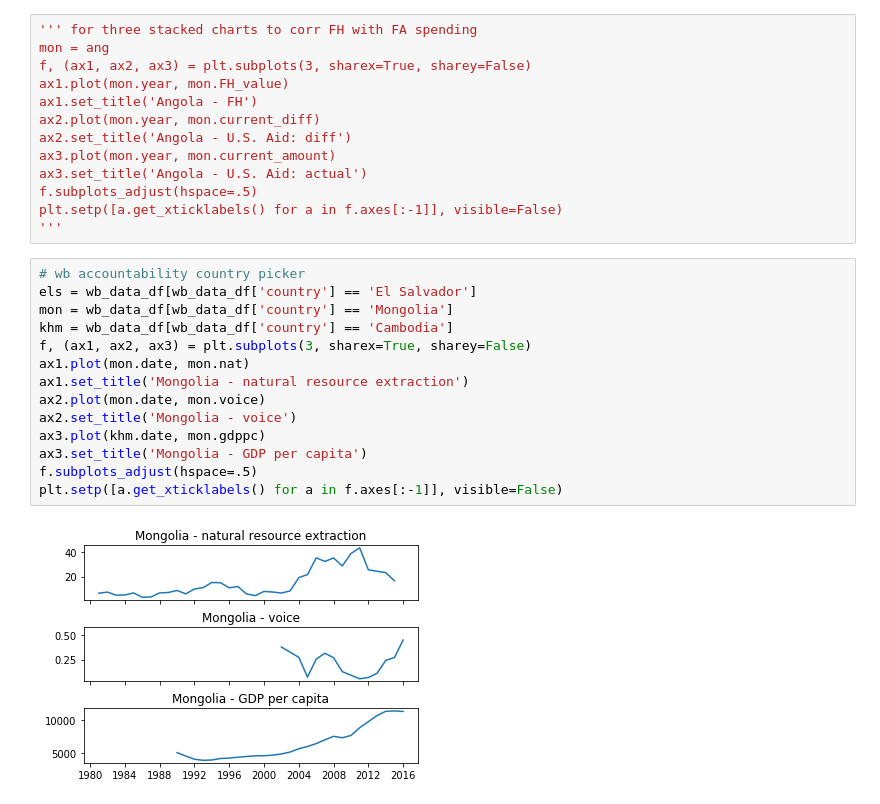
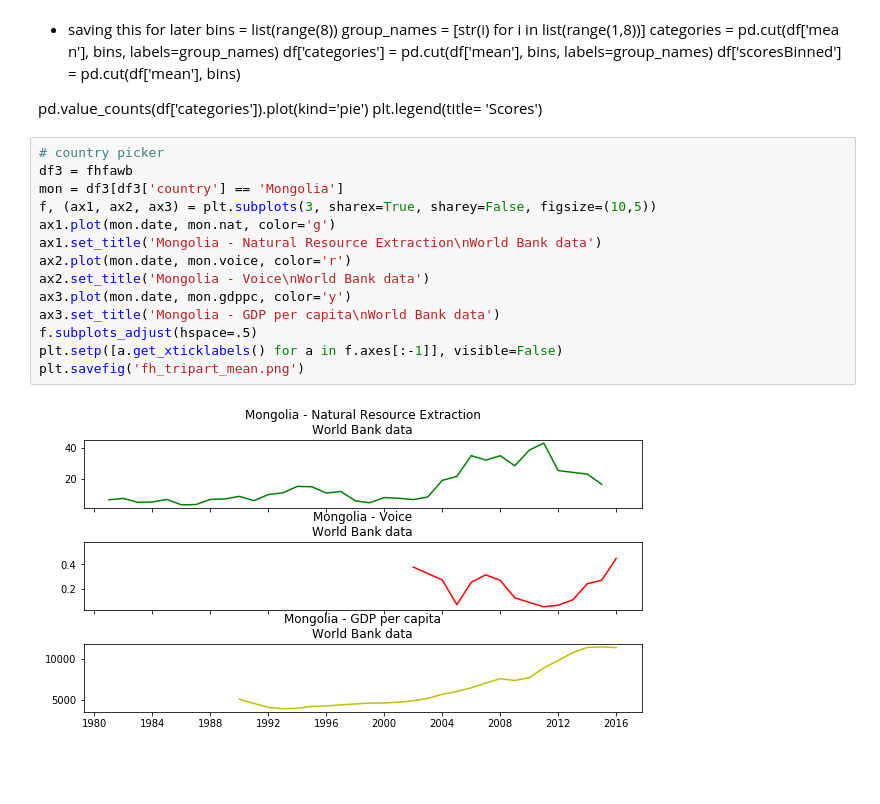
Before and after one commit to alexjhe/Python_Class_Final_Project, a Jupyter notebook: Analysis_Silas.ipynb, the cells around one changed output. Drawn from its saved outputs; the diff is of its cells as text; blank space fills up the shorter version.

```diff
--- a/Analysis_Silas.ipynb
+++ b/Analysis_Silas.ipynb
@@ -21,29 +142,26 @@ WARNING:Fiona:PROJ data files not located, PROJ_LIB not set
+# %% [markdown]
+- saving this for later
+bins = list(range(8))
+group_names = [str(i) for i in list(range(1,8))]
+categories = pd.cut(df['mea  n'], bins, labels=group_names)
+df['categories'] = pd.cut(df['mean'], bins, labels=group_names)
+df['scoresBinned'] = pd.cut(df['mean'], bins)
+
+pd.value_counts(df['categories']).plot(kind='pie')
+plt.legend(title= 'Scores')
 # %%
-''' for three stacked charts to corr FH with FA spending
-mon = ang
-f, (ax1, ax2, ax3) = plt.subplots(3, sharex=True, sharey=False)
-ax1.plot(mon.year, mon.FH_value)
-ax1.set_title('Angola - FH')
-ax2.plot(mon.year, mon.current_diff)
-ax2.set_title('Angola - U.S. Aid: diff')
-ax3.plot(mon.year, mon.current_amount)
-ax3.set_title('Angola - U.S. Aid: actual')
+# country picker
+df3 = fhfawb
+mon = df3[df3['country'] == 'Mongolia']
+f, (ax1, ax2, ax3) = plt.subplots(3, sharex=True, sharey=False, figsize=(10,5))
+ax1.plot(mon.date, mon.nat, color='g')
+ax1.set_title('Mongolia - Natural Resource Extraction\nWorld Bank data')
+ax2.plot(mon.date, mon.voice, color='r')
+ax2.set_title('Mongolia - Voice\nWorld Bank data')
+ax3.plot(mon.date, mon.gdppc, color='y')
+ax3.set_title('Mongolia - GDP per capita\nWorld Bank data')
 f.subplots_adjust(hspace=.5)
 plt.setp([a.get_xticklabels() for a in f.axes[:-1]], visible=False)
-'''
+plt.savefig('fh_tripart_mean.png')
+# %% [output]
+[figure, added]
-# %%
-# wb accountability country picker
-els = wb_data_df[wb_data_df['country'] == 'El Salvador']
-mon = wb_data_df[wb_data_df['country'] == 'Mongolia']
-khm = wb_data_df[wb_data_df['country'] == 'Cambodia']
-f, (ax1, ax2, ax3) = plt.subplots(3, sharex=True, sharey=False)
-ax1.plot(mon.date, mon.nat)
-ax1.set_title('Mongolia - natural resource extraction')
-ax2.plot(mon.date, mon.voice)
-ax2.set_title('Mongolia - voice')
-ax3.plot(khm.date, mon.gdppc)
-ax3.set_title('Mongolia - GDP per capita')
-f.subplots_adjust(hspace=.5)
-plt.setp([a.get_xticklabels() for a in f.axes[:-1]], visible=False)
-# %% [output]
-[figure, removed]
```
Also changed, not shown: parts of 19 cells of this notebook, 7 other files.
